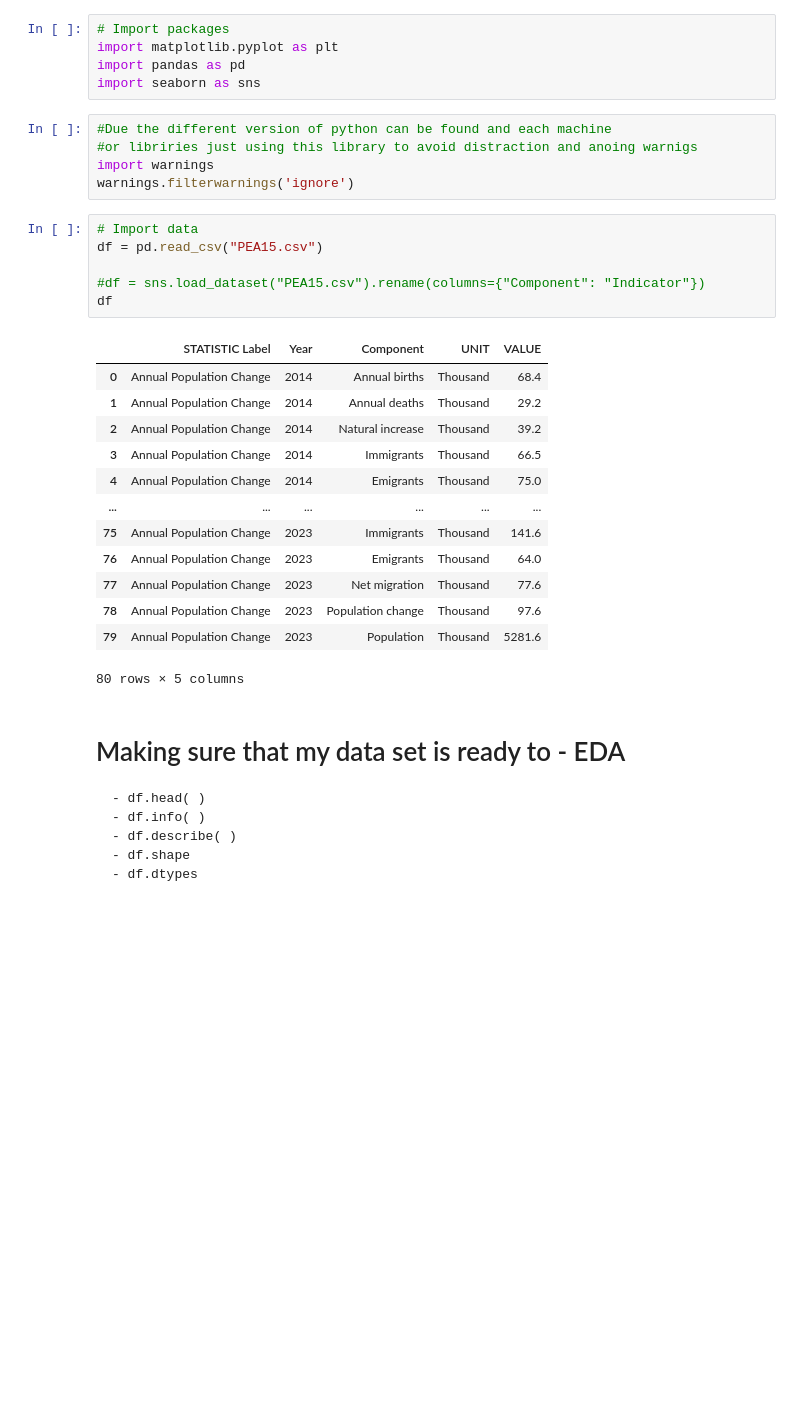
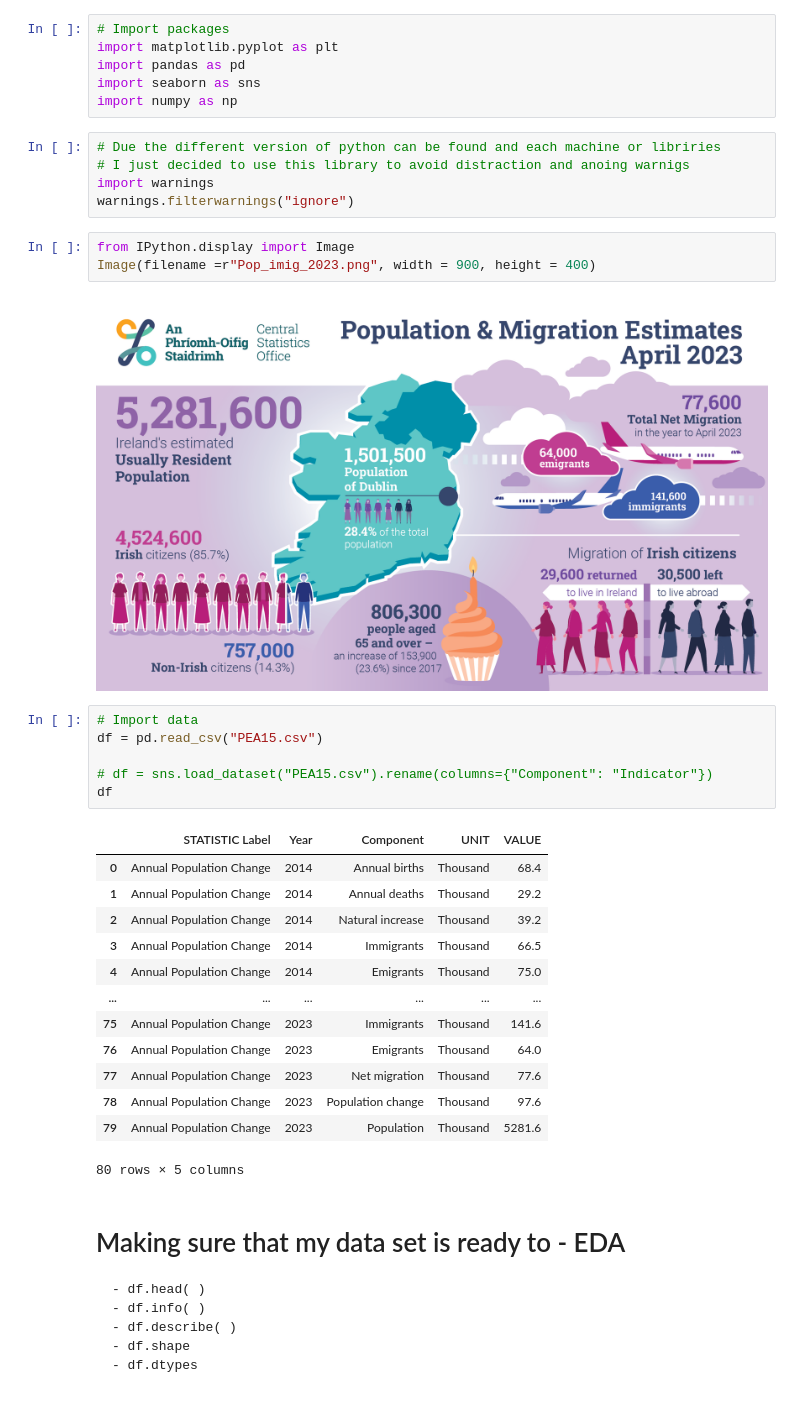
Before and after one commit to Lylkend-Albuquerque/CA1-2023, a Jupyter notebook: CA-1.ipynb, the cells around one changed output. Drawn from its saved outputs; the diff is of its cells as text; blank space fills up the shorter version.

```diff
--- a/CA-1.ipynb
+++ b/CA-1.ipynb
@@ -3,16 +3,22 @@
 import matplotlib.pyplot as plt
 import pandas as pd
 import seaborn as sns
+import numpy as np
 # %%
-#Due the different version of python can be found and each machine
-#or libriries just using this library to avoid distraction and anoing warnigs
+# Due the different version of python can be found and each machine or libriries
+# I just decided to use this library to avoid distraction and anoing warnigs
 import warnings
-warnings.filterwarnings('ignore')
+warnings.filterwarnings("ignore")
+# %%
+from IPython.display import Image
+Image(filename =r"Pop_imig_2023.png", width = 900, height = 400)
+# %% [output]
+[figure, added]
 # %%
 # Import data
 df = pd.read_csv("PEA15.csv")
 
-#df = sns.load_dataset("PEA15.csv").rename(columns={"Component": "Indicator"})
+# df = sns.load_dataset("PEA15.csv").rename(columns={"Component": "Indicator"})
 df
 # %% [output]
 |  | STATISTIC Label | Year | Component | UNIT | VALUE |
```
Also changed, not shown: parts of 15 cells of this notebook.
